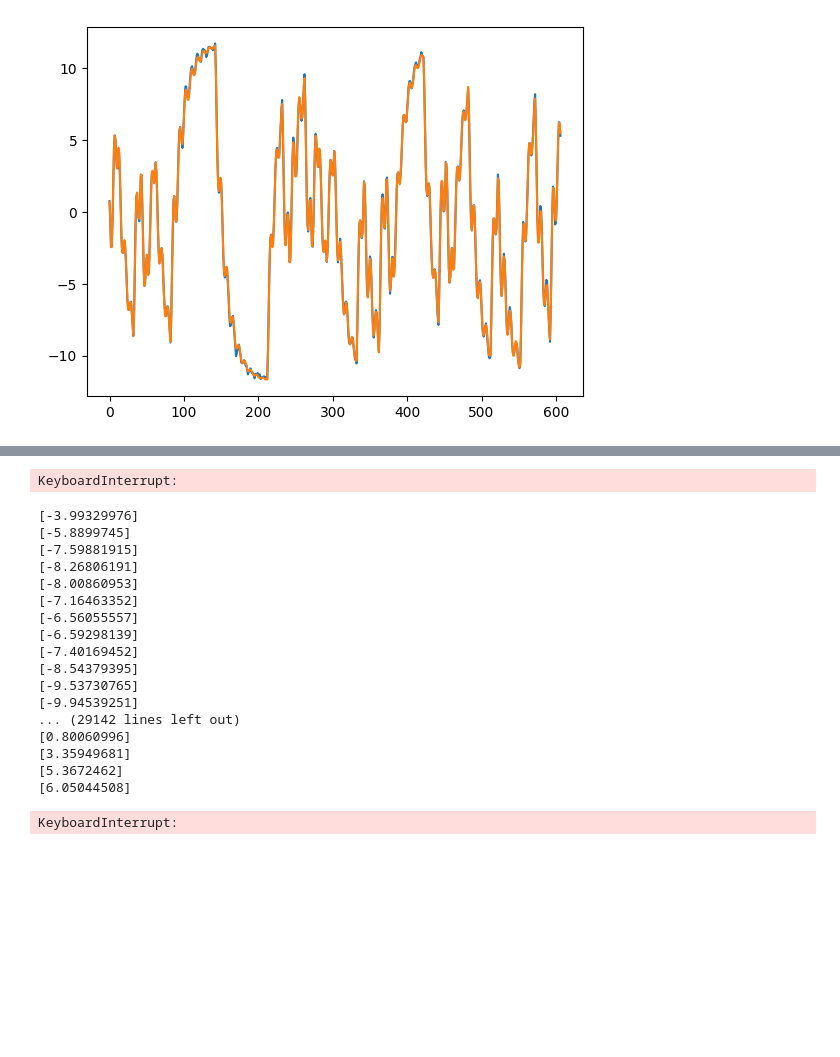
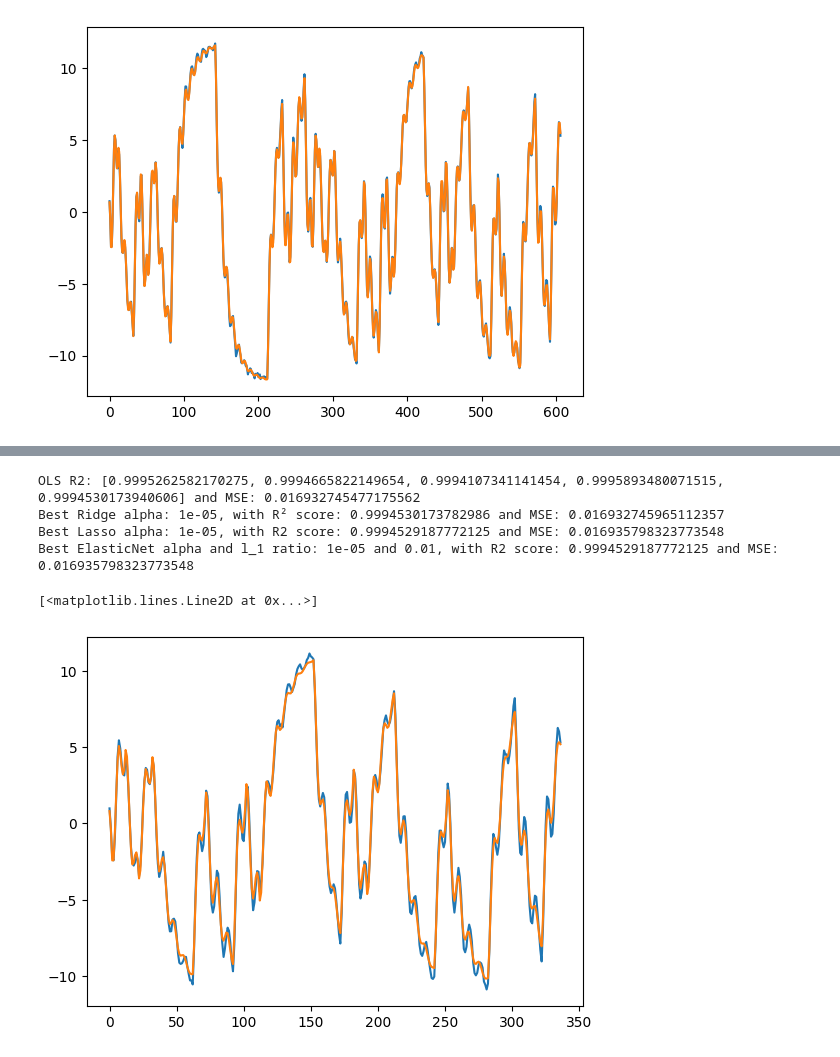
Before and after one commit to goncalomachadoribeiro/Machine-Learning-1st-Semester-2024-2025, a Jupyter notebook: Project/Problem_1_Task_2/P1_T2.ipynb, the cells around one changed output, grey strips where cells are left out. Cells and saved outputs as stored; diff of their text form; code cells hidden in the pictures; blank space fills up the shorter version.

```diff
--- a/Project/Problem_1_Task_2/P1_T2.ipynb
+++ b/Project/Problem_1_Task_2/P1_T2.ipynb
@@ -110,7 +92,7 @@ Y_train_split = Y_train[:-test_size]
 X_val_split = X_train[-test_size:]
 Y_val_split = Y_train[-test_size:]
 
-alpha_values = np.linspace(1e-5,0.1,100)
+alpha_values = np.linspace(1e-5,0.1,10000)
 l1_ratios = np.linspace(0.01,1,100)
 # %%
 lr = LinearRegression()
@@ -268,8 +250,6 @@ plt.legend()
 plt.show()
 results_df = results_df.sort_values(by='mse')
 print(results_df.head())
-# %% [output]
-KeyboardInterrupt:
 # %%
 tscv = TimeSeriesSplit(n_splits=5)
 
@@ -368,53 +348,39 @@ for train_index, val_index in tscv.split(X_train):
                         y_pred_val_enet.append(y_pred[0])
                         y_prev_enet = [y_pred[0]] + y_prev_enet[:-1]
                     r2 = r2_score(Y_val_split, y_pred_val_enet)
                     if r2 > best_elastic_net_score:
                         best_elastic_net_score = r2
                         best_alpha_elastic_net = alpha
                         best_ratio_en = l1_ratio
             r2_scores["ElasticNet"].append(best_elastic_net_score)
 
         elif model_name == "OLS":
 
             lr = LinearRegression()
             lr.fit(X_train_split, Y_train_split)
             y_prev_OLS = list(Y_train_split[-n_final:][::-1])
             y_pred_val_OLS = []
             for k in range(len(Y_val_split)):
                 u_lags = X_val_split[k, n_final:]
                 combined_input = y_prev_OLS + list(u_lags)[:m_final+1]
                 y_pred = lr.predict([combined_input])
                 y_pred_val_OLS.append(y_pred[0])
                 y_prev_OLS = [y_pred[0]] + y_prev_OLS[:-1]
             r2 = r2_score(Y_val_split, y_pred_val_OLS)
             r2_scores["OLS"].append(r2)
             mse_ols = mean_squared_error(Y_val_split,y_pred_val_OLS)
 
 print(f"OLS R2: {r2_scores['OLS']} and MSE: {mse_ols}")
 print(f"Best Ridge alpha: {best_alpha_ridge}, with R² score: {best_ridge_score} and MSE: {best_mse_ridge}")
 print(f"Best Lasso alpha: {best_alpha_lasso}, with R2 score: {best_lasso_score} and MSE: {best_mse_lasso} ")
 print(f"Best ElasticNet alpha and l_1 ratio: {best_alpha_elastic_net} and {best_ratio_en}, with R2 score: {best_lasso_score} and MSE: {best_mse_lasso} ")
-plt.plot(Y_val_split, label='True')
-plt.plot(y_pred_val_lasso, label='Predicted')
 # %% [output]
-[-3.99329976]
-[-5.8899745]
-[-7.59881915]
-[-8.26806191]
-[-8.00860953]
-[-7.16463352]
-[-6.56055557]
-[-6.59298139]
-[-7.40169452]
-[-8.54379395]
-[-9.53730765]
-[-9.94539251]
-... (29142 lines left out)
-[0.80060996]
-[3.35949681]
-[5.3672462]
-[6.05044508]
+OLS R2: [0.9995262582170275, 0.9994665822149654, 0.9994107341141454, 0.9995893480071515, 0.9994530173940606] and MSE: 0.016932745477175562
+Best Ridge alpha: 1e-05, with R² score: 0.9994530173782986 and MSE: 0.016932745965112357
+Best Lasso alpha: 1e-05, with R2 score: 0.9994529187772125 and MSE: 0.016935798323773548
+Best ElasticNet alpha and l_1 ratio: 1e-05 and 0.01, with R2 score: 0.9994529187772125 and MSE: 0.016935798323773548
-KeyboardInterrupt:
+[<matplotlib.lines.Line2D at 0x...>]
+[figure, added]
 # %%
 u_combined = np.concatenate((u_train, u_test), axis=0)
 best_model = Ridge(alpha=1e-5,fit_intercept=True)
```
Also changed, not shown: parts of 5 cells of this notebook.
